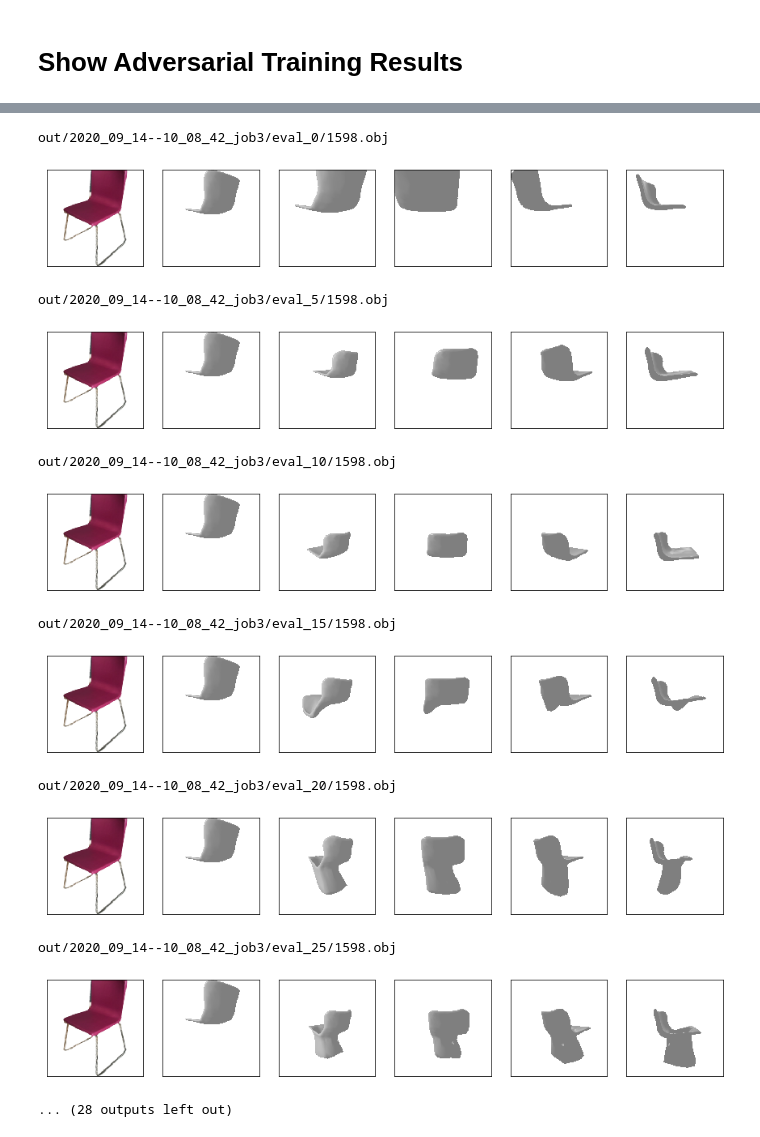
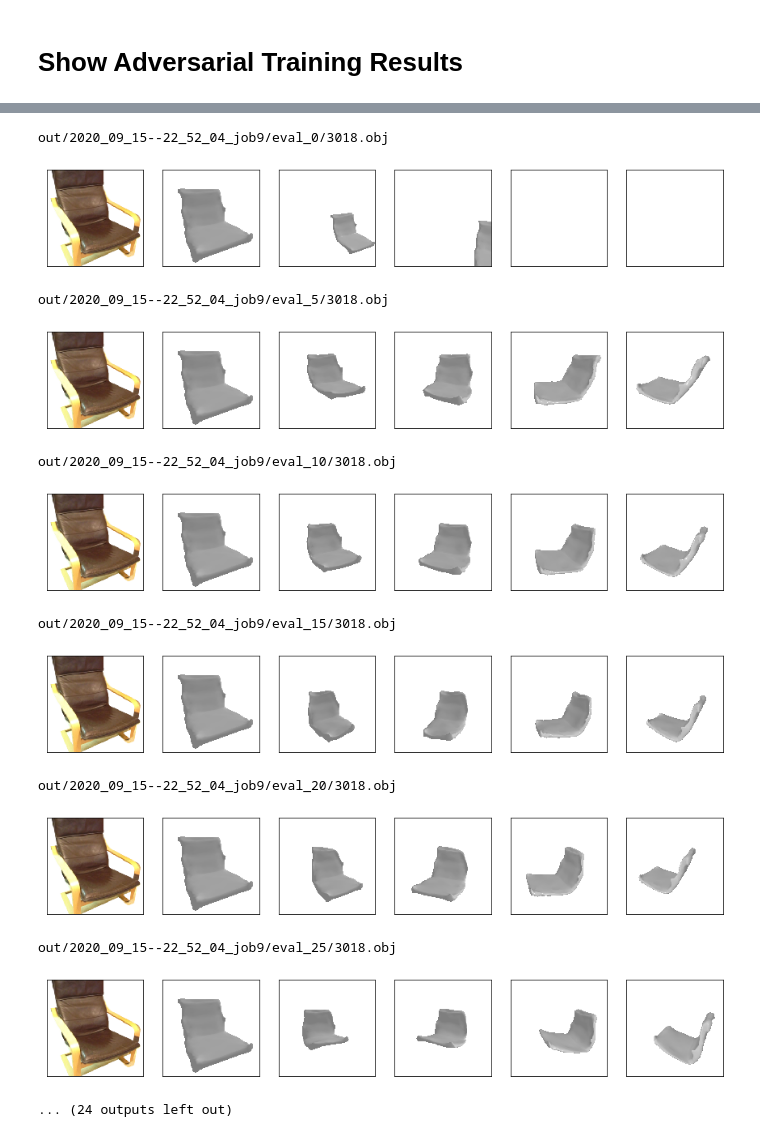
Before and after one commit to b7leung/sil_consistent_at_inference, a Jupyter notebook: notebooks/Adversarial Semantic Descriminator Debug.ipynb, the cells around one changed output, grey strips where cells are left out. Saved outputs shown, nothing was run; the diff lists cells and outputs as text; code cells hidden in the pictures.

```diff
--- a/notebooks/Adversarial Semantic Descriminator Debug.ipynb
+++ b/notebooks/Adversarial Semantic Descriminator Debug.ipynb
@@ -72,7 +67,7 @@ cfg = utils.load_config(cfg_path, "configs/default.yaml")
 # Show Adversarial Training Info
 # %%
 #n="latest"
-n="job3"
+n="job7"
 saved_model_path = "out/{}".format(get_exp_path(n))
 print(saved_model_path)
 
@@ -207,21 +202,22 @@ out/2020_09_14--10_08_42_job3/eval_95/1869.obj
 # %%
 # show a mesh throughout iterations
 #instance_to_show = "2047"
 #instance_to_show = "1752"
-#instance_to_show = "3018"
-instance_to_show = "1598"
+instance_to_show = "3018"
+#instance_to_show = "1598"
+#instance_to_show = "3314"
 show_meshes(cfg, device, saved_model_path, [instance_to_show])
 # %% [output]
-out/2020_09_14--10_08_42_job3/eval_0/1598.obj
+out/2020_09_15--22_52_04_job9/eval_0/3018.obj
-[figure, old version]
+[figure, new version]
-out/2020_09_14--10_08_42_job3/eval_5/1598.obj
+out/2020_09_15--22_52_04_job9/eval_5/3018.obj
-[figure, old version]
+[figure, new version]
-out/2020_09_14--10_08_42_job3/eval_10/1598.obj
+out/2020_09_15--22_52_04_job9/eval_10/3018.obj
-[figure, old version]
+[figure, new version]
-out/2020_09_14--10_08_42_job3/eval_15/1598.obj
+out/2020_09_15--22_52_04_job9/eval_15/3018.obj
-[figure, old version]
+[figure, new version]
-out/2020_09_14--10_08_42_job3/eval_20/1598.obj
+out/2020_09_15--22_52_04_job9/eval_20/3018.obj
-[figure, old version]
+[figure, new version]
-out/2020_09_14--10_08_42_job3/eval_25/1598.obj
+out/2020_09_15--22_52_04_job9/eval_25/3018.obj
-[figure, old version]
+[figure, new version]
-... (28 outputs left out)
+... (24 outputs left out)
```
Also changed, not shown: parts of 3 cells of this notebook, 24 other files.
